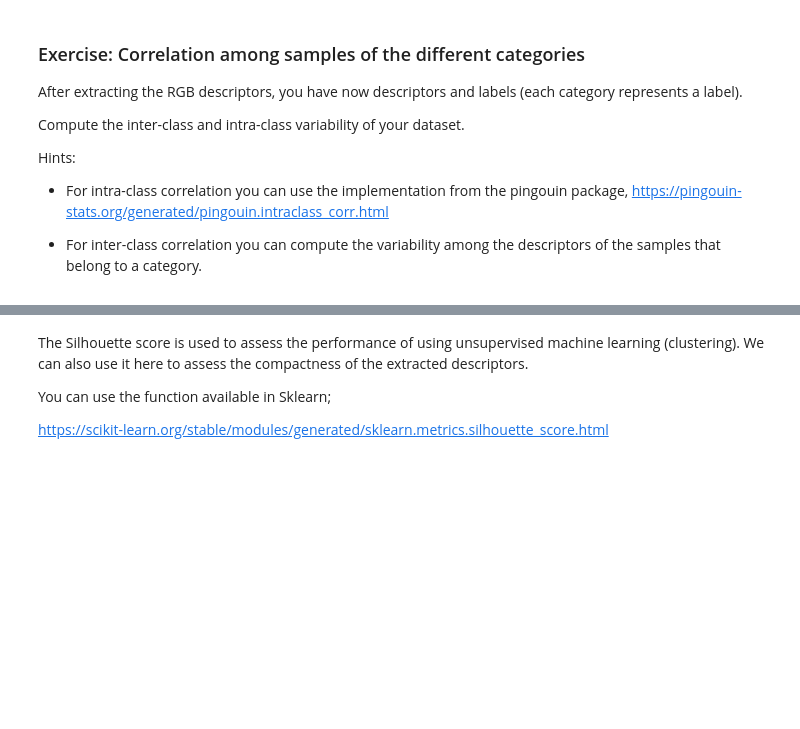
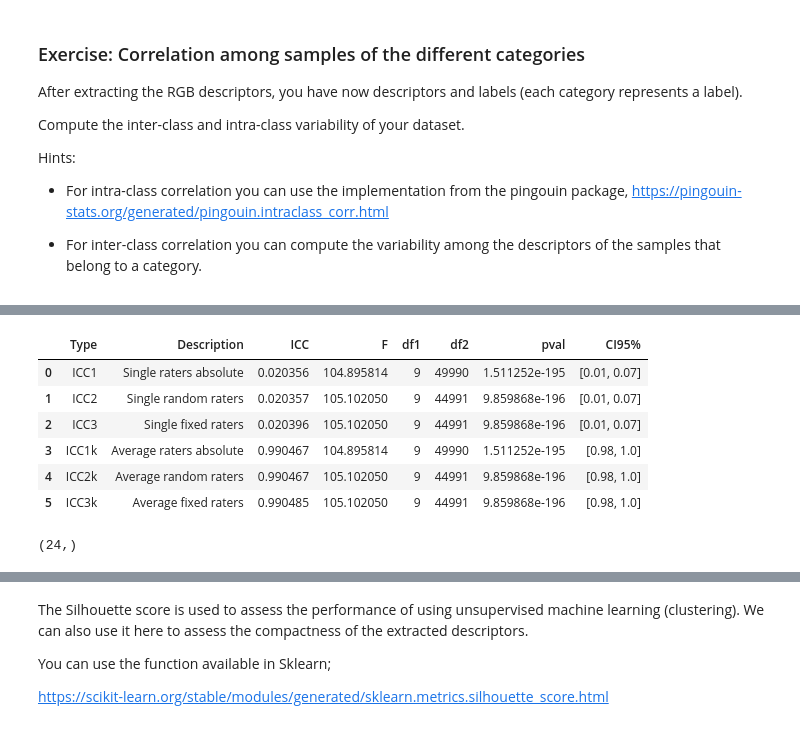
Before and after one commit to Frederico-lp/Data-Science, a Jupyter notebook: assignmentsCV/Assignment 1 - Understanding a dataset.ipynb, the cells around one changed output, grey strips where cells are left out. Saved outputs shown, nothing was run; the diff lists cells and outputs as text; code cells hidden in the pictures; blank space fills up the shorter version.

```diff
--- a/assignmentsCV/Assignment 1 - Understanding a dataset.ipynb
+++ b/assignmentsCV/Assignment 1 - Understanding a dataset.ipynb
@@ -127,21 +124,18 @@ numpy.ndarray
 # %%
 # your code here
+import pingouin as pg
 
-df = pd.DataFrame(np.hstack((descriptor, np.reshape(score, (len(score), 1)), np.reshape(labels, (len(labels), 1)))))
-
-# df = pd.DataFrame({
-#     'descriptors': descriptor,
-#     'score': score,
-#     'y': labels
-# })
+df = pd.DataFrame(np.hstack((descriptor, np.zeros((50000, 1)), np.reshape(dataset.targets, (nSamples, 1)))))
 
 columns = []
-
 for i in range(24):
     columns.append("x_" + str(i + 1))
-columns.append("score")
+columns.append("image")
 columns.append("y")
 df.columns = columns
 
-# icc = pg.intraclass_corr(df, targets="y", raters="x_1", ratings="score")
+for i in range(10):
+    df.loc[df['y'] == i, "image"] = np.arange(5000)
+
+icc = pg.intraclass_corr(df, targets="y", raters="image", ratings="x_12")
 # %% [output]
@@ -150,0 +159,14 @@ df.head(5)
+# %%
+icc
+# %% [output]
+|  | Type | Description | ICC | F | df1 | df2 | pval | CI95% |
+| 0 | ICC1 | Single raters absolute | 0.020356 | 104.895814 | 9 | 49990 | 1.511252e-195 | [0.01, 0.07] |
+| 1 | ICC2 | Single random raters | 0.020357 | 105.102050 | 9 | 44991 | 9.859868e-196 | [0.01, 0.07] |
+| 2 | ICC3 | Single fixed raters | 0.020396 | 105.102050 | 9 | 44991 | 9.859868e-196 | [0.01, 0.07] |
+| 3 | ICC1k | Average raters absolute | 0.990467 | 104.895814 | 9 | 49990 | 1.511252e-195 | [0.98, 1.0] |
+| 4 | ICC2k | Average random raters | 0.990467 | 105.102050 | 9 | 44991 | 9.859868e-196 | [0.98, 1.0] |
+| 5 | ICC3k | Average fixed raters | 0.990485 | 105.102050 | 9 | 44991 | 9.859868e-196 | [0.98, 1.0] |
+# %%
+np.max(descriptor, axis=0).shape
+# %% [output]
+(24,)
```
Also changed, not shown: parts of 21 cells of this notebook, 1 other file.
